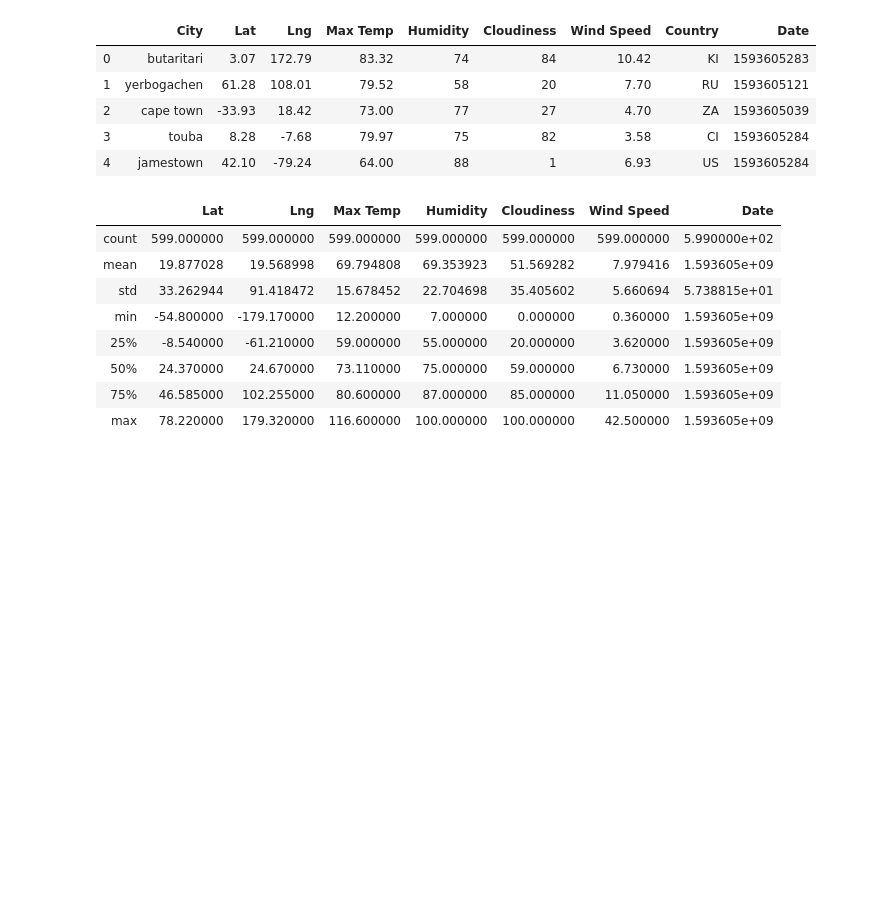
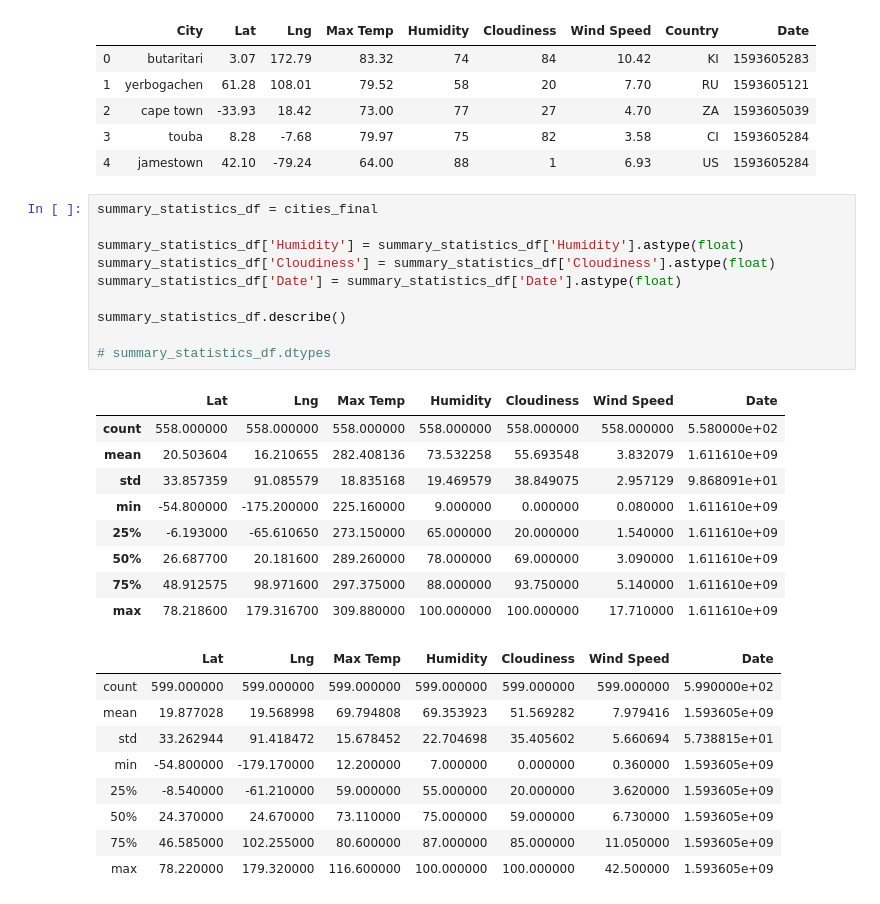
Before and after one commit to pratixashah/Python-API, a Jupyter notebook: WeatherPy/WeatherPy.ipynb, the cells around one changed output. Drawn from its saved outputs; the diff is of its cells as text; blank space fills up the shorter version.

```diff
--- a/WeatherPy/WeatherPy.ipynb
+++ b/WeatherPy/WeatherPy.ipynb
@@ -184,6 +184,26 @@ cities_final
 | 2 | cape town | -33.93 | 18.42 | 73.00 | 77 | 27 | 4.70 | ZA | 1593605039 |
 | 3 | touba | 8.28 | -7.68 | 79.97 | 75 | 82 | 3.58 | CI | 1593605284 |
 | 4 | jamestown | 42.10 | -79.24 | 64.00 | 88 | 1 | 6.93 | US | 1593605284 |
+# %%
+summary_statistics_df = cities_final
+
+summary_statistics_df['Humidity'] = summary_statistics_df['Humidity'].astype(float)
+summary_statistics_df['Cloudiness'] = summary_statistics_df['Cloudiness'].astype(float)
+summary_statistics_df['Date'] = summary_statistics_df['Date'].astype(float)
+
+summary_statistics_df.describe()
+
+# summary_statistics_df.dtypes
+# %% [output]
+|  | Lat | Lng | Max Temp | Humidity | Cloudiness | Wind Speed | Date |
+| count | 558.000000 | 558.000000 | 558.000000 | 558.000000 | 558.000000 | 558.000000 | 5.580000e+02 |
+| mean | 20.503604 | 16.210655 | 282.408136 | 73.532258 | 55.693548 | 3.832079 | 1.611610e+09 |
+| std | 33.857359 | 91.085579 | 18.835168 | 19.469579 | 38.849075 | 2.957129 | 9.868091e+01 |
+| min | -54.800000 | -175.200000 | 225.160000 | 9.000000 | 0.000000 | 0.080000 | 1.611610e+09 |
+| 25% | -6.193000 | -65.610650 | 273.150000 | 65.000000 | 20.000000 | 1.540000 | 1.611610e+09 |
+| 50% | 26.687700 | 20.181600 | 289.260000 | 78.000000 | 69.000000 | 3.090000 | 1.611610e+09 |
+| 75% | 48.912575 | 98.971600 | 297.375000 | 88.000000 | 93.750000 | 5.140000 | 1.611610e+09 |
+| max | 78.218600 | 179.316700 | 309.880000 | 100.000000 | 100.000000 | 17.710000 | 1.611610e+09 |
 # %%
 # %% [output]
 |  | Lat | Lng | Max Temp | Humidity | Cloudiness | Wind Speed | Date |
```
Also changed, not shown: parts of 1 cell of this notebook.
